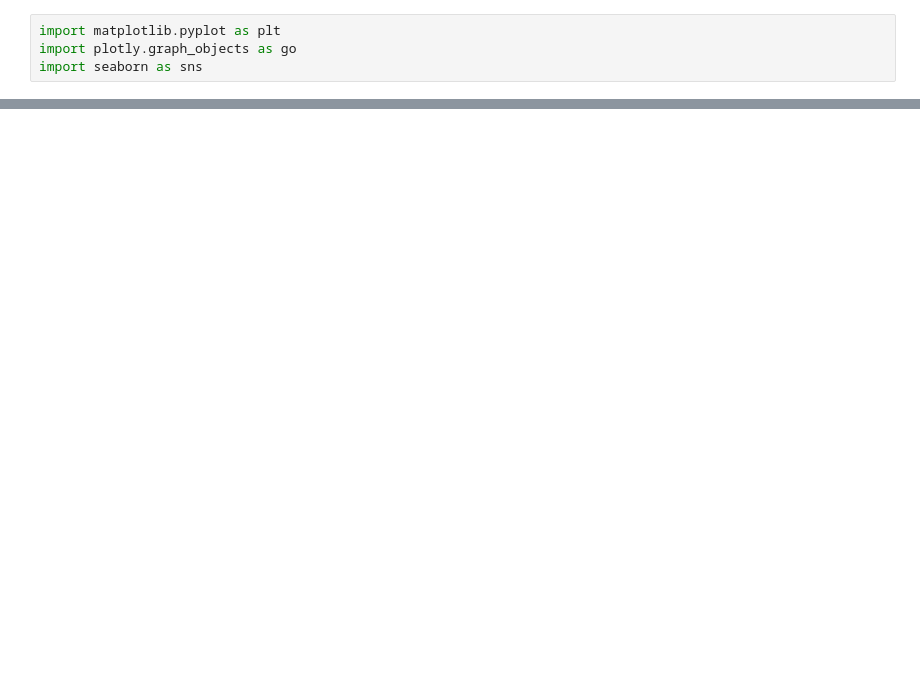
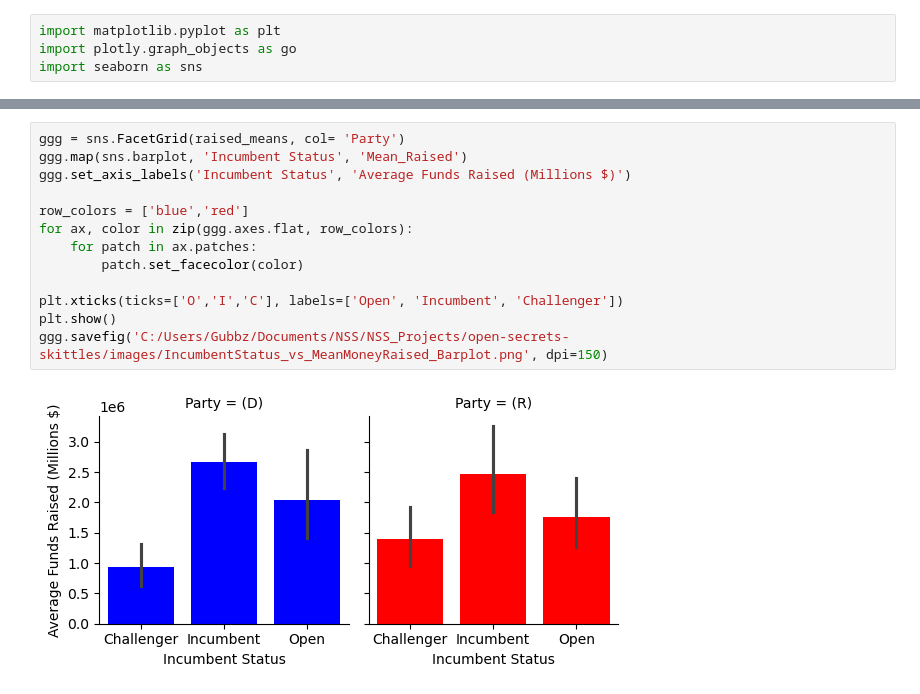
Before and after one commit to nss-data-science-cohort-8/open-secrets-skittles, a Jupyter notebook: notebooks/ZH_Money_Raised_vs_Incumbent_Status.ipynb, the cells around one changed output, grey strips where cells are left out. Drawn from its saved outputs; the diff is of its cells as text; blank space fills up the shorter version.

```diff
--- a/notebooks/ZH_Money_Raised_vs_Incumbent_Status.ipynb
+++ b/notebooks/ZH_Money_Raised_vs_Incumbent_Status.ipynb
@@ -102,0 +162,15 @@ normalized_df = inc_status_vs_cash_df.div()
+# %%
+ggg = sns.FacetGrid(raised_means, col= 'Party')
+ggg.map(sns.barplot, 'Incumbent Status', 'Mean_Raised')
+ggg.set_axis_labels('Incumbent Status', 'Average Funds Raised (Millions $)')
+
+row_colors = ['blue','red']
+for ax, color in zip(ggg.axes.flat, row_colors):
+    for patch in ax.patches:
+        patch.set_facecolor(color)
+
+plt.xticks(ticks=['O','I','C'], labels=['Open', 'Incumbent', 'Challenger'])
+plt.show()
+ggg.savefig('C:/Users/Gubbz/Documents/NSS/NSS_Projects/open-secrets-skittles/images/IncumbentStatus_vs_MeanMoneyRaised_Barplot.png', dpi=150)
+# %% [output]
+[figure, added]
```
Also changed, not shown: parts of 18 cells of this notebook, 9 other files.
